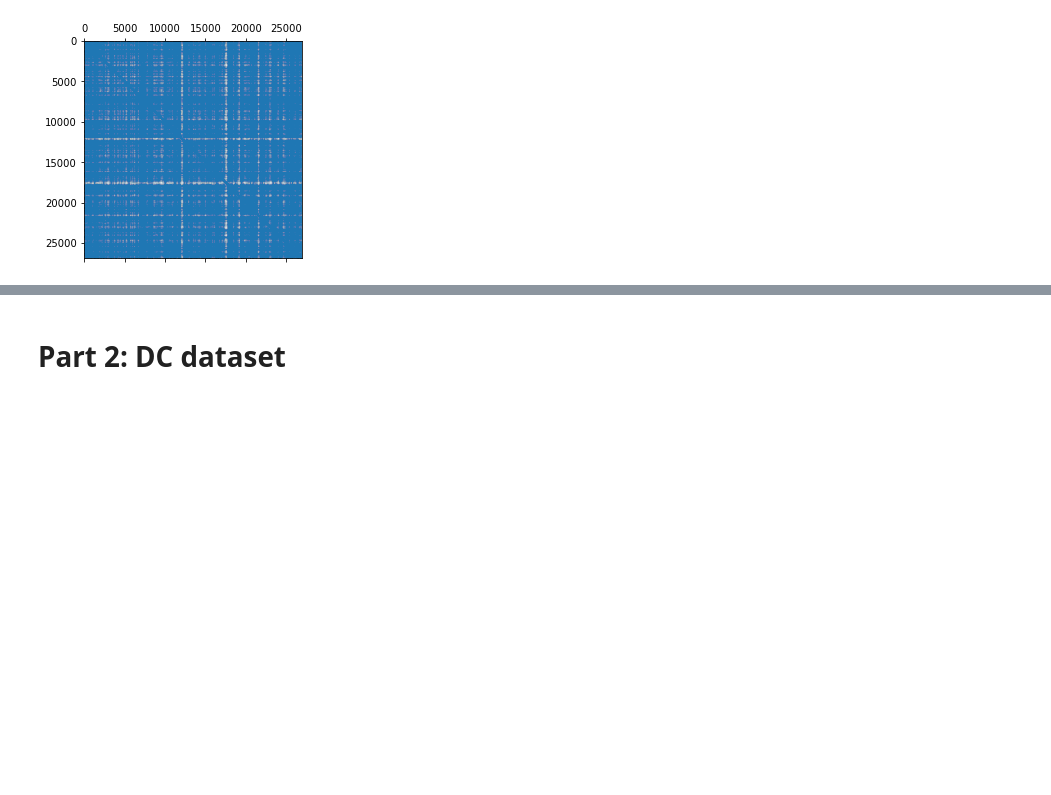
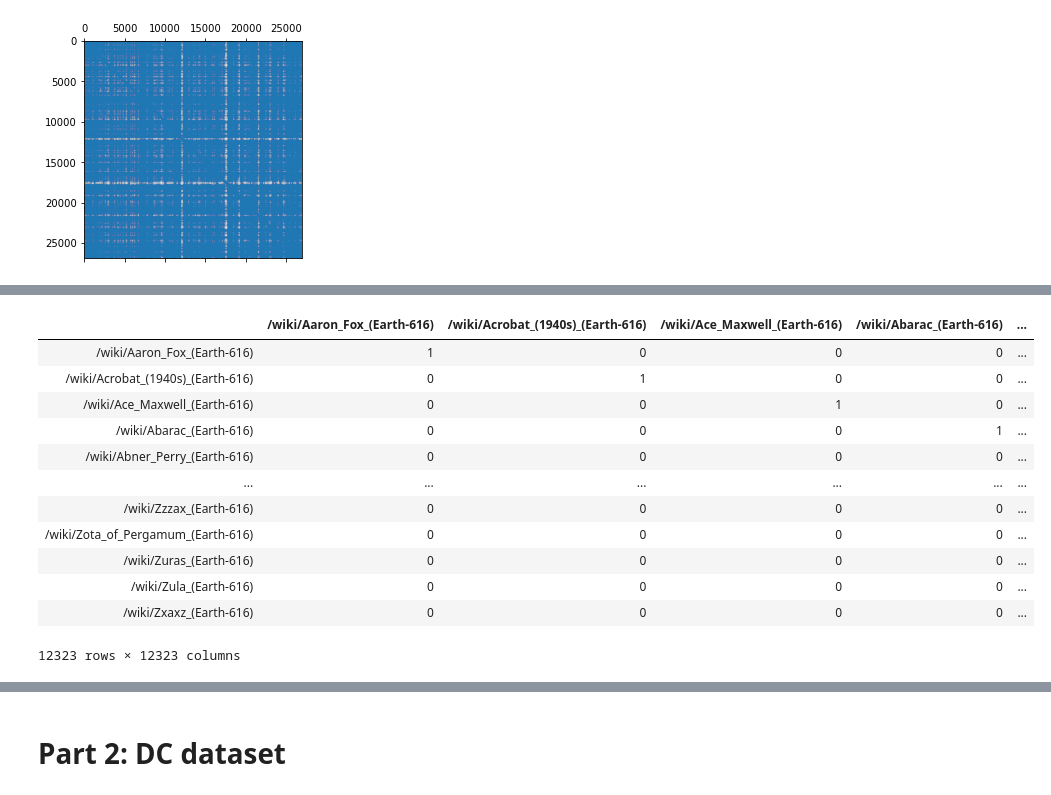
Before and after one commit to ahmedkooli/ntds_comics, a Jupyter notebook: comics_analysis.ipynb, the cells around one changed output, grey strips where cells are left out. Drawn from its saved outputs; the diff is of its cells as text; code cells hidden in the pictures; blank space fills up the shorter version.

```diff
--- a/comics_analysis.ipynb
+++ b/comics_analysis.ipynb
@@ -135,0 +166,18 @@ plt.spy(adj_comics_marvel,markersize=0.005)
+# %%
+adj_comics_marvel_90 = adj_comics_marvel[adj_comics_marvel.index.isin(list_index_1990)]
+adj_comics_marvel_90 = adj_comics_marvel_90.reindex(columns = list_index_1990, fill_value=0)
+adj_comics_marvel_90
+# %% [output]
+|  | /wiki/Aaron_Fox_(Earth-616) | /wiki/Acrobat_(1940s)_(Earth-616) | /wiki/Ace_Maxwell_(Earth-616) | /wiki/Abarac_(Earth-616) | ... |
+| /wiki/Aaron_Fox_(Earth-616) | 1 | 0 | 0 | 0 | ... |
+| /wiki/Acrobat_(1940s)_(Earth-616) | 0 | 1 | 0 | 0 | ... |
+| /wiki/Ace_Maxwell_(Earth-616) | 0 | 0 | 1 | 0 | ... |
+| /wiki/Abarac_(Earth-616) | 0 | 0 | 0 | 1 | ... |
+| /wiki/Abner_Perry_(Earth-616) | 0 | 0 | 0 | 0 | ... |
+| ... | ... | ... | ... | ... | ... |
+| /wiki/Zzzax_(Earth-616) | 0 | 0 | 0 | 0 | ... |
+| /wiki/Zota_of_Pergamum_(Earth-616) | 0 | 0 | 0 | 0 | ... |
+| /wiki/Zuras_(Earth-616) | 0 | 0 | 0 | 0 | ... |
+| /wiki/Zula_(Earth-616) | 0 | 0 | 0 | 0 | ... |
+| /wiki/Zxaxz_(Earth-616) | 0 | 0 | 0 | 0 | ... |
+12323 rows × 12323 columns
```
Also changed, not shown: parts of 18 cells of this notebook.
